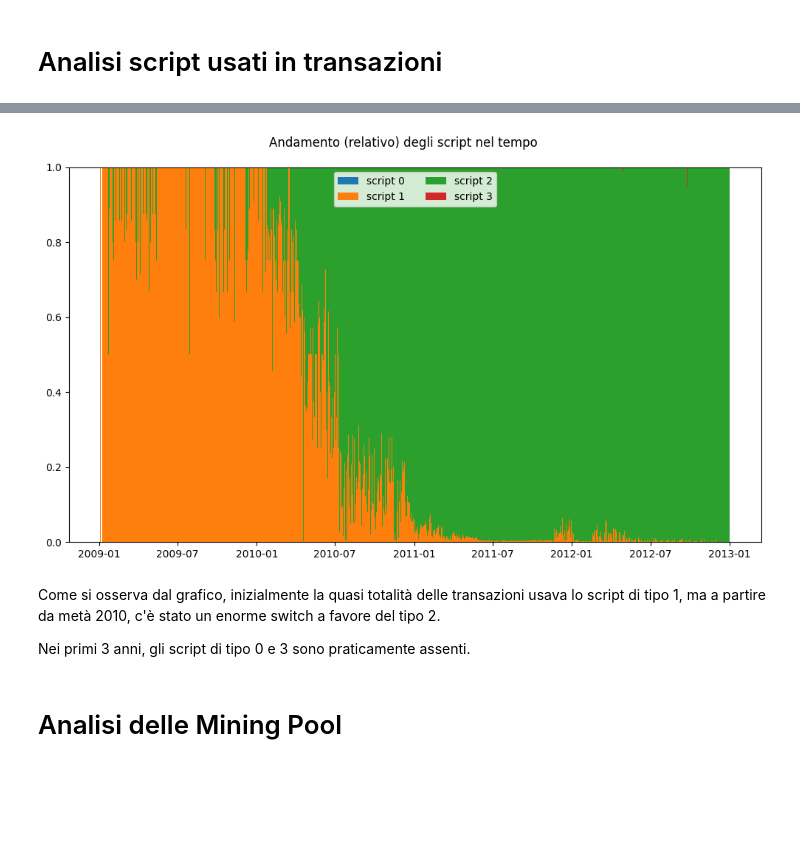
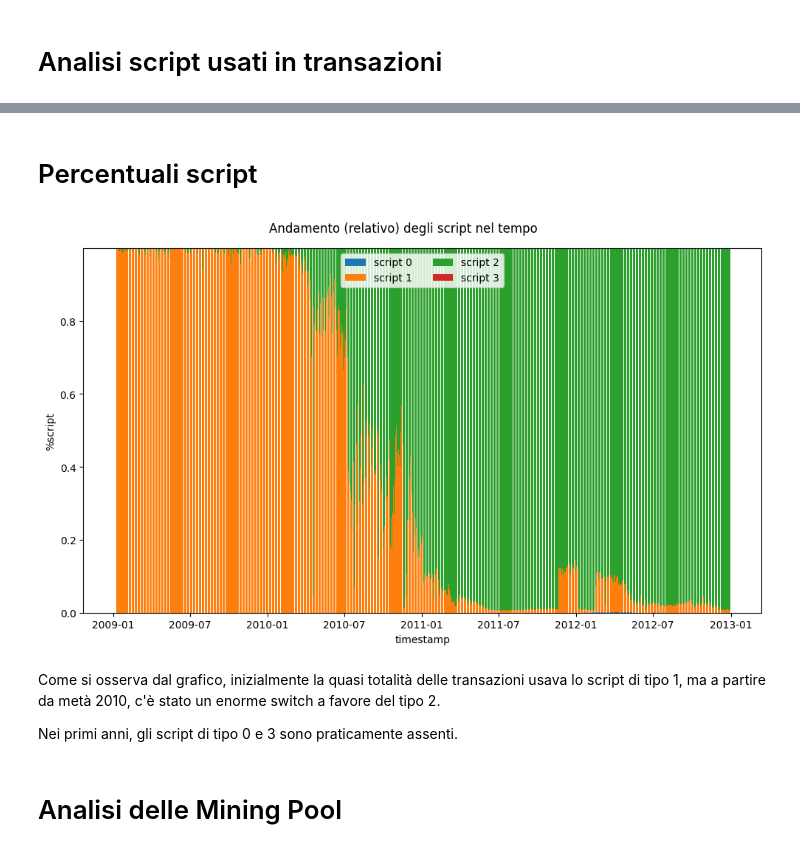
Before and after one commit to dSamp41/Progetto-LWS, a Jupyter notebook: projectDef.ipynb, the cells around one changed output, grey strips where cells are left out. Cells and saved outputs as stored; diff of their text form; code cells hidden in the pictures; blank space fills up the shorter version.

```diff
--- a/projectDef.ipynb
+++ b/projectDef.ipynb
@@ -97,24 +139,9 @@ script_groups = merged_tx_outputs.pivot_table(index='timestamp', columns='script
 script_groups.columns = ['timestamp', 'scriptType_0', 'scriptType_1', 'scriptType_2', 'scriptType_3']
 
 
-
-#script_groups.set_index('timestamp')
 script_groups['timestamp'] = pd.to_datetime(script_groups['timestamp'], unit='s')
-print(script_groups.info())
 
 # downsample df
-print("\ndownsampling")
-script_groups = script_groups.resample('1h', on='timestamp').sum().reset_index()
-print(script_groups.info())
-print(script_groups)
-
-
-
-'''script_groups = script_groups.sample(n=10, random_state=46)
-print(script_groups)
-
-plt.bar(script_groups['timestamp'], script_groups['scriptType_1'], label='scriptType_1')
-plt.bar(script_groups['timestamp'], script_groups['scriptType_3'], bottom=script_groups['scriptType_1'], label='scriptType_3')
-
-plt.legend()
-plt.show()'''
+script_groups = script_groups\
+    .resample('24h', on='timestamp')\
+    .sum().reset_index()
@@ -142,3 +148,5 @@ memory usage: 8.2 MB
+# %% [markdown]
+# Percentuali script
 # %%
 sc_pcg = script_groups
 sc_pcg['total_count'] = sc_pcg[['scriptType_0', 'scriptType_1', 'scriptType_2', 'scriptType_3']].sum(axis=1)
@@ -161,26 +164,24 @@ sc_pcg = sc_pcg.dropna()    # hours with no transactions will produce NaN => dro
 # %%
-#plt.bar(sc_pcg['timestamp'], sc_pcg['scriptType_1_percent'], label='scriptType_1')
-#plt.bar(sc_pcg['timestamp'], sc_pcg['scriptType_2_percent'], bottom=sc_pcg['scriptType_1_percent'], label='scriptType_2')
-
 fig, ax = plt.subplots(figsize=(10, 6))  # Adjust figure size as needed
 
 ax.bar(sc_pcg['timestamp'], sc_pcg['scriptType_0_percent'], label='script 0')
 ax.bar(sc_pcg['timestamp'], sc_pcg['scriptType_1_percent'], bottom=sc_pcg['scriptType_0_percent'], label='script 1')
 ax.bar(sc_pcg['timestamp'], sc_pcg['scriptType_2_percent'], bottom=sc_pcg['scriptType_0_percent']+sc_pcg['scriptType_1_percent'], label='script 2')
 ax.bar(sc_pcg['timestamp'], sc_pcg['scriptType_3_percent'], bottom=sc_pcg['scriptType_0_percent']+sc_pcg['scriptType_1_percent']+sc_pcg['scriptType_2_percent'], label='script 3')
-#plt.xticks(rotation=45)
 
 ax.legend(loc='upper center', ncol=2)
 fig.suptitle("Andamento (relativo) degli script nel tempo")
+plt.xlabel("timestamp")
+plt.ylabel("% script")
 plt.tight_layout()  # Adjust layout to prevent overlapping labels
 #plt.savefig(fname='script_time.png')
 plt.show()
 # %% [output]
-[figure, old version]
+[figure, new version]
 # %% [markdown]
 Come si osserva dal grafico, inizialmente la quasi totalità delle transazioni usava lo script di tipo 1, ma a partire da metà 2010, c'è stato un enorme switch a favore del tipo 2.
 
-Nei primi 3 anni, gli script di tipo 0 e 3 sono praticamente assenti.
+Nei primi anni, gli script di tipo 0 e 3 sono praticamente assenti.
 # %% [markdown]
 # Analisi delle Mining Pool
 # %% [markdown]
```
Also changed, not shown: parts of 61 cells of this notebook, 3 other files.
